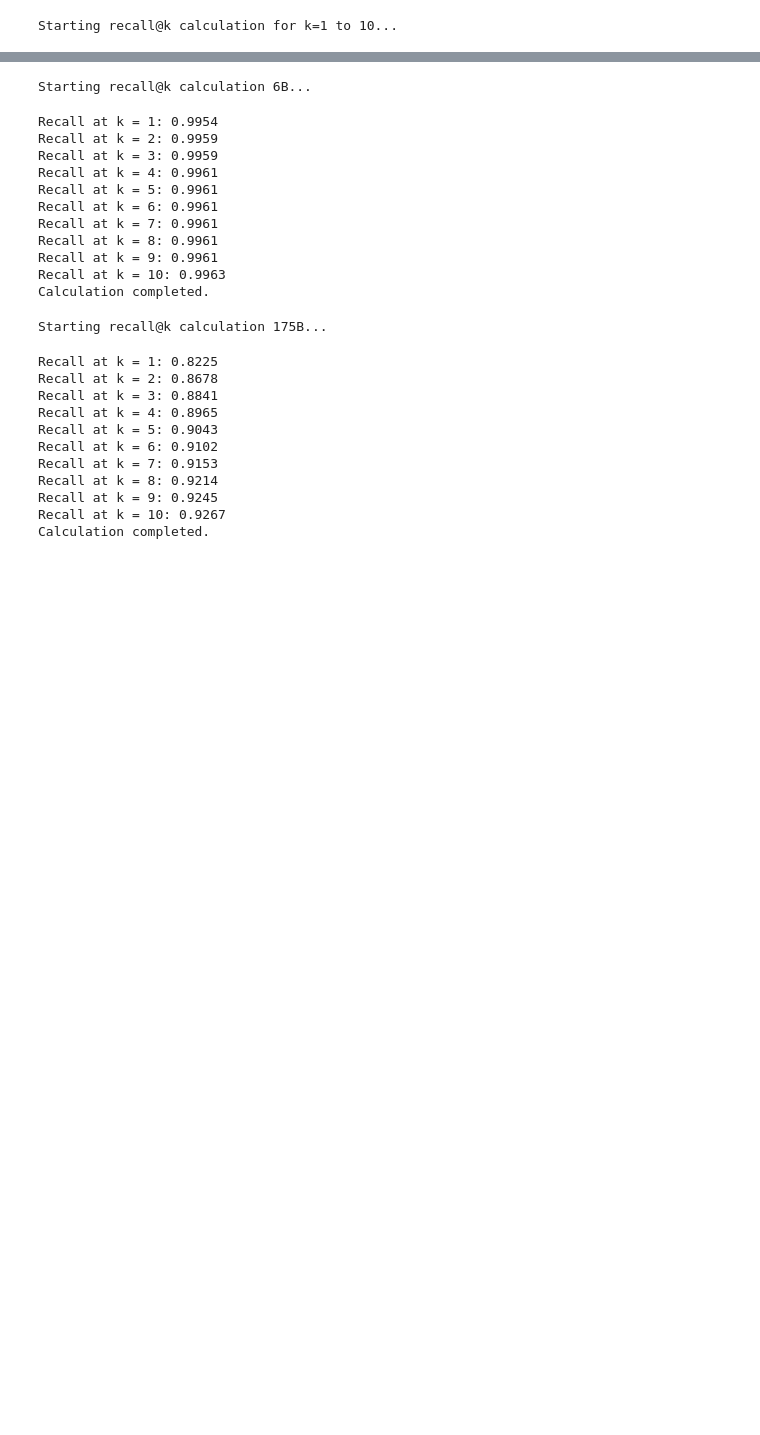
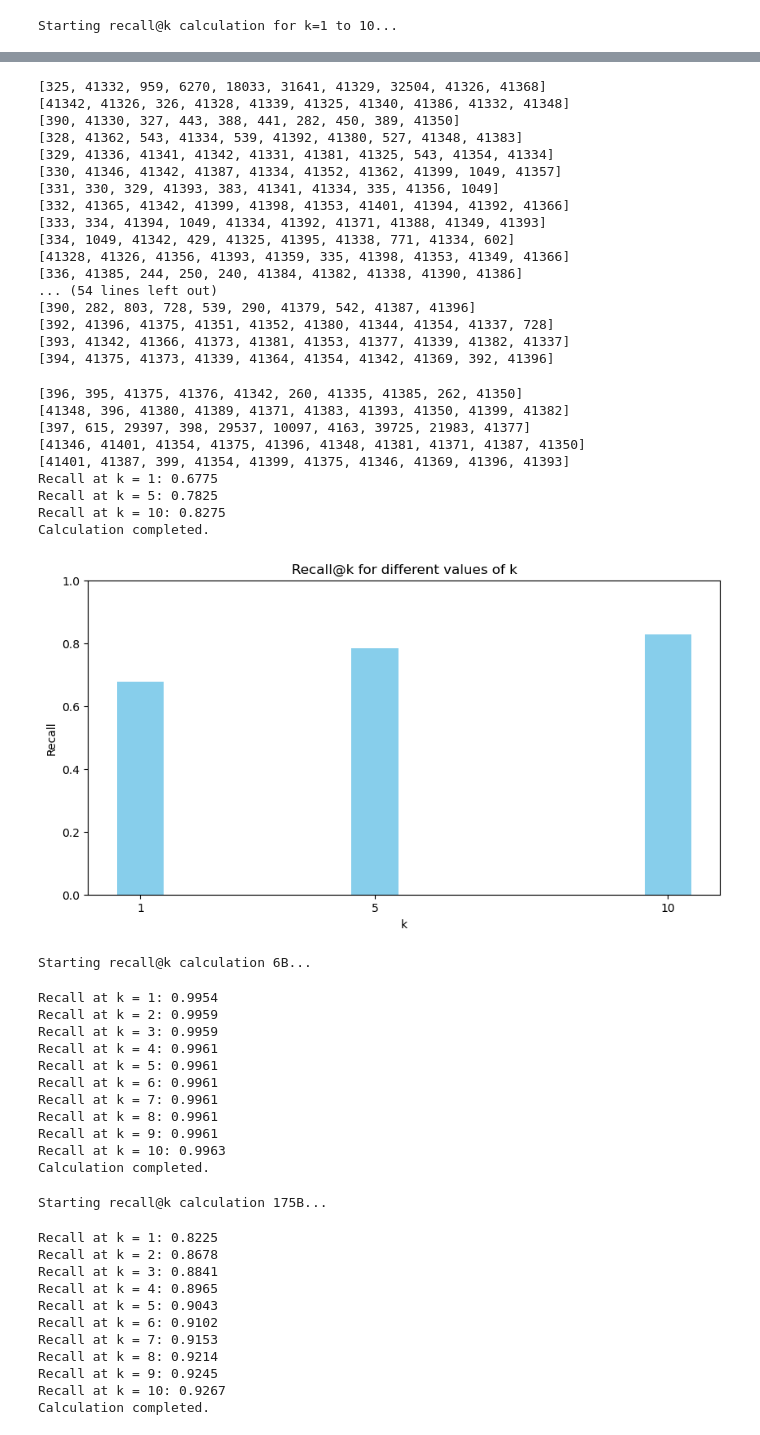
Before and after one commit to jjunhu/Efficient-Validation-of-Long-Form-Text-Claims-through-Modular-Retrieval-and-Entailment, a Jupyter notebook: bm25/bm25_main_l3.ipynb, the cells around one changed output, grey strips where cells are left out. Saved outputs shown, nothing was run; the diff lists cells and outputs as text; code cells hidden in the pictures; blank space fills up the shorter version.

```diff
--- a/bm25/bm25_main_l3.ipynb
+++ b/bm25/bm25_main_l3.ipynb
@@ -26,36 +41,51 @@ df.head()
+# %%
+filtered_df = df[:400]
 # %%
-tokenized_corpus = [doc.split(" ") for doc in df[DOCUMENT]]
+tokenized_corpus = [doc.split(" ") for doc in df["book_text"]]
 bm25 = BM25Okapi(tokenized_corpus)
 
 print("Starting recall@k calculation for k=1 to 10...")
 
 # Initialize counters for each k
-n_correct_at_k = {k: 0 for k in range(1, 11)}
-total_rows = len(df)
+n_correct_at_k = {k: 0 for k in [1, 5, 10]}
 
-# Initialize tqdm progress bar
-pbar = tqdm.tqdm(total=total_rows, desc='Recall@k', unit='row')
+# Precompute all BM25 scores
+all_doc_scores = []
 
-for index, row in enumerate(df.itertuples()):
-    tokenized_query = getattr(row, QUERY).split(" ")
+for row in tqdm.tqdm(filtered_df["depth_3_summary"], desc='Precomputing scores', unit='summary'):
+    tokenized_query = row.split(" ")
     doc_scores = bm25.get_scores(tokenized_query)
+    all_doc_scores.append(doc_scores)
 
-    for k in range(1, 11):
-        top_k_indexes = heapq.nlargest(k, range(len(doc_scores)), key=lambda i: doc_scores[i])
-        if index in top_k_indexes:
+# Calculate recall@k
+for index, doc_scores in tqdm.tqdm(enumerate(all_doc_scores), total=len(filtered_df), desc='Recall@k', unit='row'):
+    # Get top-10 indexes only once
+    top_10_indexes = heapq.nlargest(10, range(len(doc_scores)), key=lambda i: doc_scores[i])
+    print(top_10_indexes)
+
+    # Check for k=1, 5, 10
+    for k in [1, 5, 10]:
+        if index in top_10_indexes[:k]:
             n_correct_at_k[k] += 1
 
-    # Update progress bar
-    pbar.update(1)
-
-# Close the progress bar upon completion
-pbar.close()
-
-# Calculate and print recall at each k
-recall_at_k = {k: n_correct_at_k[k] / total_rows for k in range(1, 11)}
-for k in range(1, 11):
+# Calculate recall at each k
+recall_at_k = {k: n_correct_at_k[k] / len(filtered_df) for k in [1, 5, 10]}
+for k in [1, 5, 10]:
     print(f"Recall at k = {k}: {recall_at_k[k]:.4f}")
 
 print("Calculation completed.")
+
+# Visualization of the recall@k results
+k_values = list(recall_at_k.keys())
+recall_values = list(recall_at_k.values())
+
+plt.figure(figsize=(10, 5))
+plt.bar(k_values, recall_values, color='skyblue')
+plt.xlabel('k')
+plt.ylabel('Recall')
+plt.title('Recall@k for different values of k')
+plt.xticks(k_values)
+plt.ylim(0, 1)
+plt.show()
 # %% [output]
 Starting recall@k calculation for k=1 to 10...
@@ -73,3 +177,30 @@ Calculation completed.
+[325, 41332, 959, 6270, 18033, 31641, 41329, 32504, 41326, 41368]
+[41342, 41326, 326, 41328, 41339, 41325, 41340, 41386, 41332, 41348]
+[390, 41330, 327, 443, 388, 441, 282, 450, 389, 41350]
+[328, 41362, 543, 41334, 539, 41392, 41380, 527, 41348, 41383]
+[329, 41336, 41341, 41342, 41331, 41381, 41325, 543, 41354, 41334]
+[330, 41346, 41342, 41387, 41334, 41352, 41362, 41399, 1049, 41357]
+[331, 330, 329, 41393, 383, 41341, 41334, 335, 41356, 1049]
+[332, 41365, 41342, 41399, 41398, 41353, 41401, 41394, 41392, 41366]
+[333, 334, 41394, 1049, 41334, 41392, 41371, 41388, 41349, 41393]
+[334, 1049, 41342, 429, 41325, 41395, 41338, 771, 41334, 602]
+[41328, 41326, 41356, 41393, 41359, 335, 41398, 41353, 41349, 41366]
+[336, 41385, 244, 250, 240, 41384, 41382, 41338, 41390, 41386]
+... (54 lines left out)
+[390, 282, 803, 728, 539, 290, 41379, 542, 41387, 41396]
+[392, 41396, 41375, 41351, 41352, 41380, 41344, 41354, 41337, 728]
+[393, 41342, 41366, 41373, 41381, 41353, 41377, 41339, 41382, 41337]
+[394, 41375, 41373, 41339, 41364, 41354, 41342, 41369, 392, 41396]
+[396, 395, 41375, 41376, 41342, 260, 41335, 41385, 262, 41350]
+[41348, 396, 41380, 41389, 41371, 41383, 41393, 41350, 41399, 41382]
+[397, 615, 29397, 398, 29537, 10097, 4163, 39725, 21983, 41377]
+[41346, 41401, 41354, 41375, 41396, 41348, 41381, 41371, 41387, 41350]
+[41401, 41387, 399, 41354, 41399, 41375, 41346, 41369, 41396, 41393]
+Recall at k = 1: 0.6775
+Recall at k = 5: 0.7825
+Recall at k = 10: 0.8275
+Calculation completed.
+[figure, added]
 # %%
 df = get_evaluation_set_6()
 tokenized_corpus = [doc.split(" ") for doc in df[DOCUMENT]]
```
Also changed, not shown: parts of 3 cells of this notebook, 15 other files.
